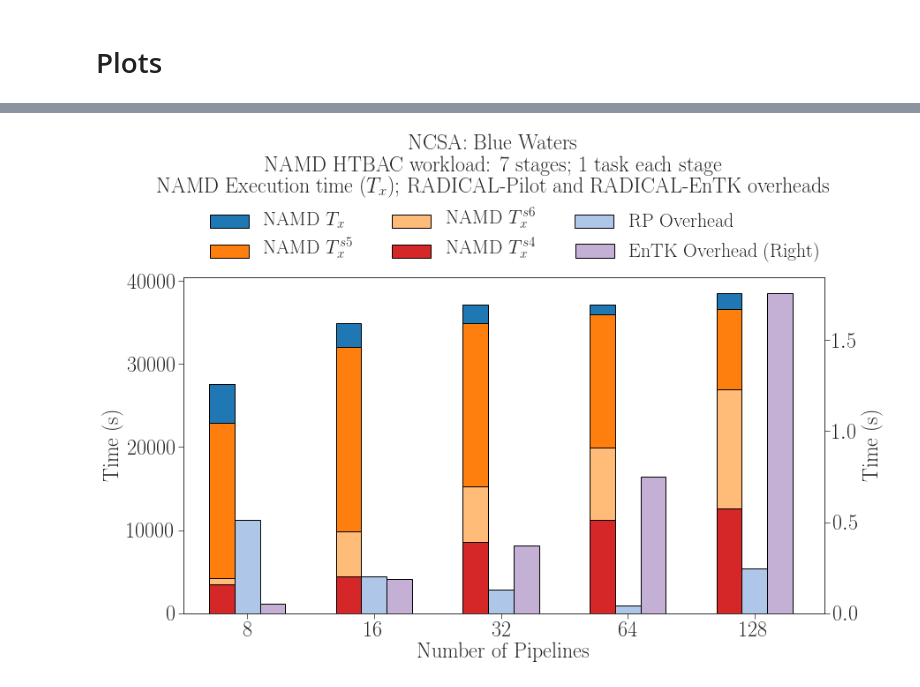
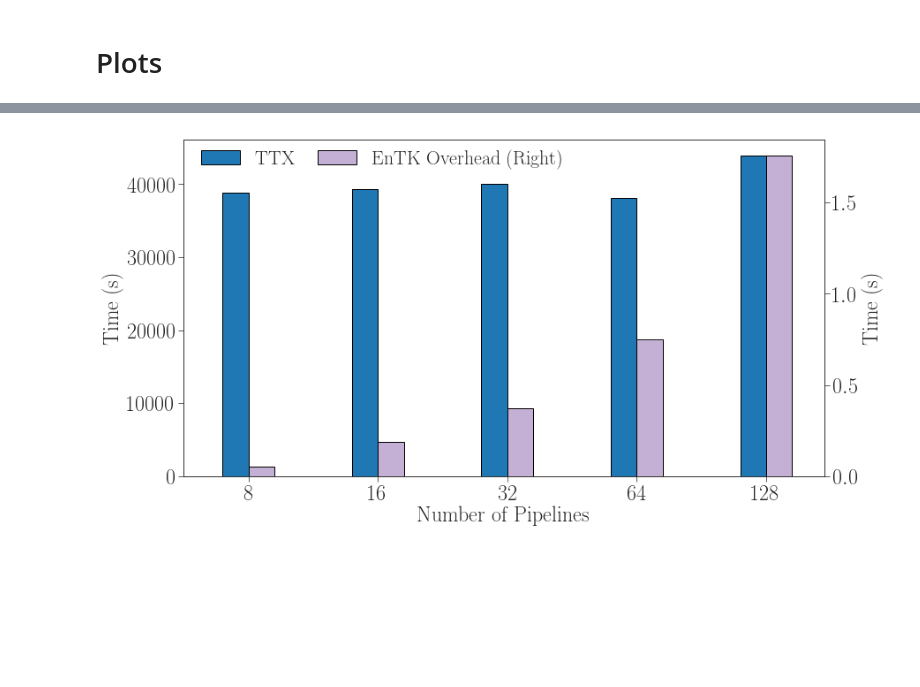
Before and after one commit to radical-experiments/htbac-experiments, a Jupyter notebook: plotter_paper.ipynb, the cells around one changed output, grey strips where cells are left out. Cells and saved outputs as stored; diff of their text form; code cells hidden in the pictures; blank space fills up the shorter version.

```diff
--- a/plotter_paper.ipynb
+++ b/plotter_paper.ipynb
@@ -261,11 +280,12 @@ null_overheads = df_workloads[
 
 namd_overheads = df_workloads[
     df_workloads.workload == 'namd'][
-        ['npipeline','RPO','EnTKO','TTX','TTXS4','TTXS5','TTXS6']].groupby(
+        ['npipeline','RPO','EnTKO','TTR','TTX','TTXS4','TTXS5','TTXS6']].groupby(
             ['npipeline']).aggregate(
                 {'RPO'  : ['mean','std'],
                  'EnTKO': ['mean','std'],
                  'TTX'  : ['mean','std'],
+                 'TTR'  : ['mean','std'],
                  'TTXS4': ['mean','std'],
                  'TTXS5': ['mean','std'],
                  'TTXS6': ['mean','std']})
@@ -336,62 +356,69 @@ plt.savefig('figures/null_workload_overheads.pdf', dpi=600, bbox_inches='tight')
 # %%
 fig = plt.figure(figsize=(13,7))
 ax = fig.add_subplot(111)
 
-title_head = 'NCSA: Blue Waters'
-title_work = 'NAMD HTBAC workload: 7 stages; 1 task each stage'
-title_desc = 'NAMD Execution time ($T_x$); RADICAL-Pilot and RADICAL-EnTK overheads'
-title = '%s\n%s\n%s' % (title_head, title_work, title_desc)
-fig.suptitle(title, y=1.2)
+# title_head = 'NCSA: Blue Waters'
+# title_work = 'NAMD HTBAC workload: 7 stages; 4 NAMD stages; 1 task each stage'
+# title_desc = 'NAMD Execution time ($T_x$); RADICAL-Pilot and RADICAL-EnTK overheads'
+# title = '%s\n%s\n%s' % (title_head, title_work, title_desc)
+# fig.suptitle(title, y=1.2)
 
 # Plot means and std bars
-namd_overheads['TTX'].reset_index().plot(kind='bar',
+namd_overheads['TTR'].reset_index().plot(kind='bar',
     x='npipeline',
     y='mean',
     yerr='std',
-    label='NAMD $T_x$',
-    color=tableau20[0], position=1.5, width=0.20, rot=0, ax=ax)
+    label='TTX',
+    color=tableau20[0], position=1, width=0.20, rot=0, ax=ax)
 
-namd_overheads['TTXS5'].reset_index().plot(kind='bar',
-    x='npipeline',
-    y='mean',
-    label='NAMD $T_x^{s5}$',
-    color=tableau20[2], position=1.5, width=0.20, rot=0, ax=ax)
+# namd_overheads['TTX'].reset_index().plot(kind='bar',
+#     x='npipeline',
+#     y='mean',
+#     yerr='std',
+#     label='NAMD $T_x$',
+#     color=tableau20[0], position=1.5, width=0.20, rot=0, ax=ax)
 
-namd_overheads['TTXS6'].reset_index().plot(kind='bar',
-    x='npipeline',
-    y='mean',
-    label='NAMD $T_x^{s6}$',
-    color=tableau20[3], position=1.5, width=0.20, rot=0, ax=ax)
+# namd_overheads['TTXS5'].reset_index().plot(kind='bar',
+#     x='npipeline',
+#     y='mean',
+#     label='NAMD $T_x^{s5}$',
+#     color=tableau20[2], position=1.5, width=0.20, rot=0, ax=ax)
 
-namd_overheads['TTXS4'].reset_index().plot(kind='bar',
-    x='npipeline',
-    y='mean',
-    label='NAMD $T_x^{s4}$',
-    color=tableau20[6], position=1.5, width=0.20, rot=0, ax=ax)
+# namd_overheads['TTXS6'].reset_index().plot(kind='bar',
+#     x='npipeline',
+#     y='mean',
+#     label='NAMD $T_x^{s6}$',
+#     color=tableau20[3], position=1.5, width=0.20, rot=0, ax=ax)
 
-namd_overheads['RPO'].reset_index().plot(kind='bar',
-    x='npipeline',
-    y='mean',
-    yerr='std',
-    label='RP Overhead',
-    color=tableau20[1], position=0.5, width=0.20, rot=0, ax=ax)
+# namd_overheads['TTXS4'].reset_index().plot(kind='bar',
+#     x='npipeline',
+#     y='mean',
+#     label='NAMD $T_x^{s4}$',
+#     color=tableau20[6], position=1.5, width=0.20, rot=0, ax=ax)
+
+# namd_overheads['RPO'].reset_index().plot(kind='bar',
+#     x='npipeline',
+#     y='mean',
+#     yerr='std',
+#     label='RP Overhead',
+#     color=tableau20[1], position=0.5, width=0.20, rot=0, ax=ax)
 
 namd_overheads['EnTKO'].reset_index().plot(kind='bar',
     x='npipeline',
     y='mean',
     yerr='std',
     label='EnTK Overhead (Right)',
     secondary_y=True,
-    color=tableau20[9], position=-0.5, width=0.20, rot=0, ax=ax)
+    color=tableau20[9], position=0, width=0.20, rot=0, ax=ax)
 
-ax.legend(loc='upper center', ncol=3, bbox_to_anchor=(0.45, 1.25))
-plt.legend(loc='upper left', bbox_to_anchor=(0.584, 1.155))
+ax.legend(loc='upper right', ncol=3, bbox_to_anchor=(0.2, 1.02))
+plt.legend(loc='upper right', bbox_to_anchor=(0.62, 1.0228))
 
 ax.set_xlabel('Number of Pipelines')
 ax.set_ylabel('Time (s)')
 ax.right_ax.set_ylabel('Time (s)')
 ax.set_xlim(-0.5)
 
 plt.savefig('figures/namd_workload_overheads.pdf', dpi=600, bbox_inches='tight')
 # %% [output]
-[figure, old version]
+[figure, new version]
```
Also changed, not shown: parts of 5 cells of this notebook, 3 other files.
